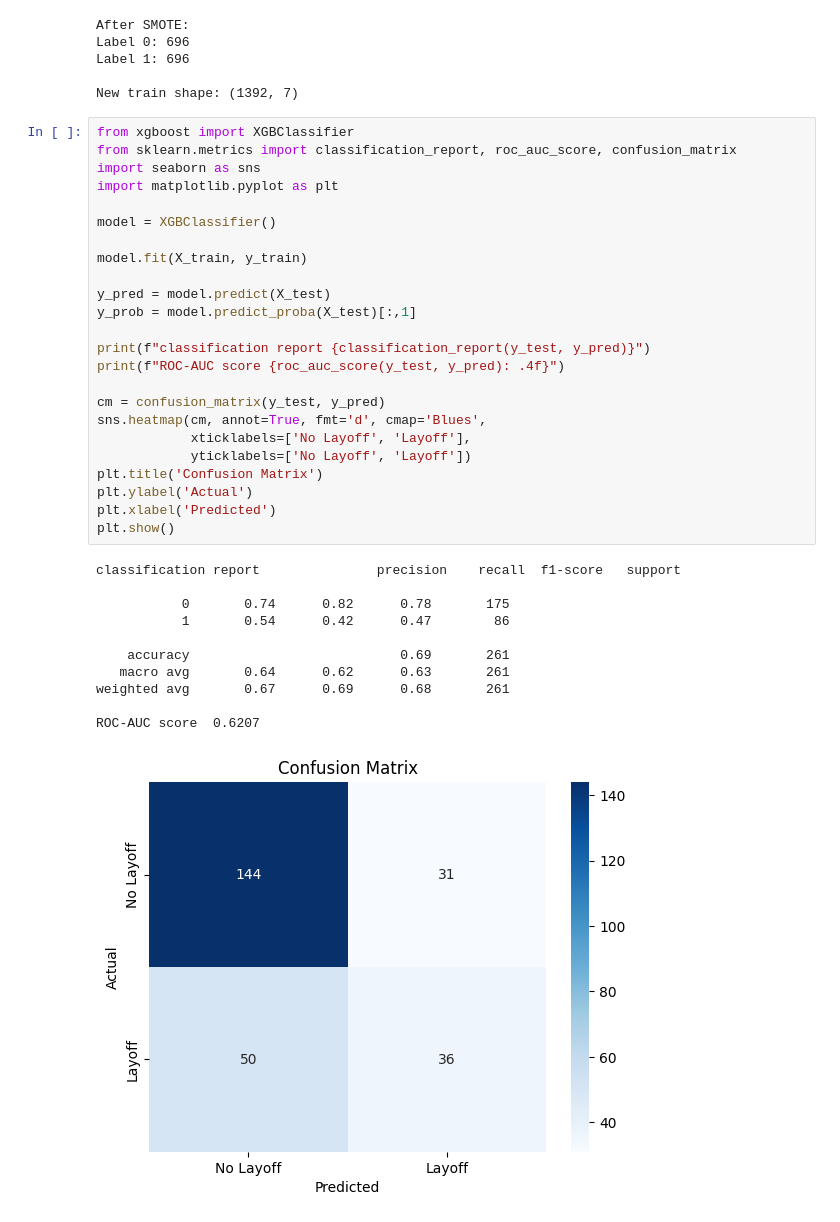
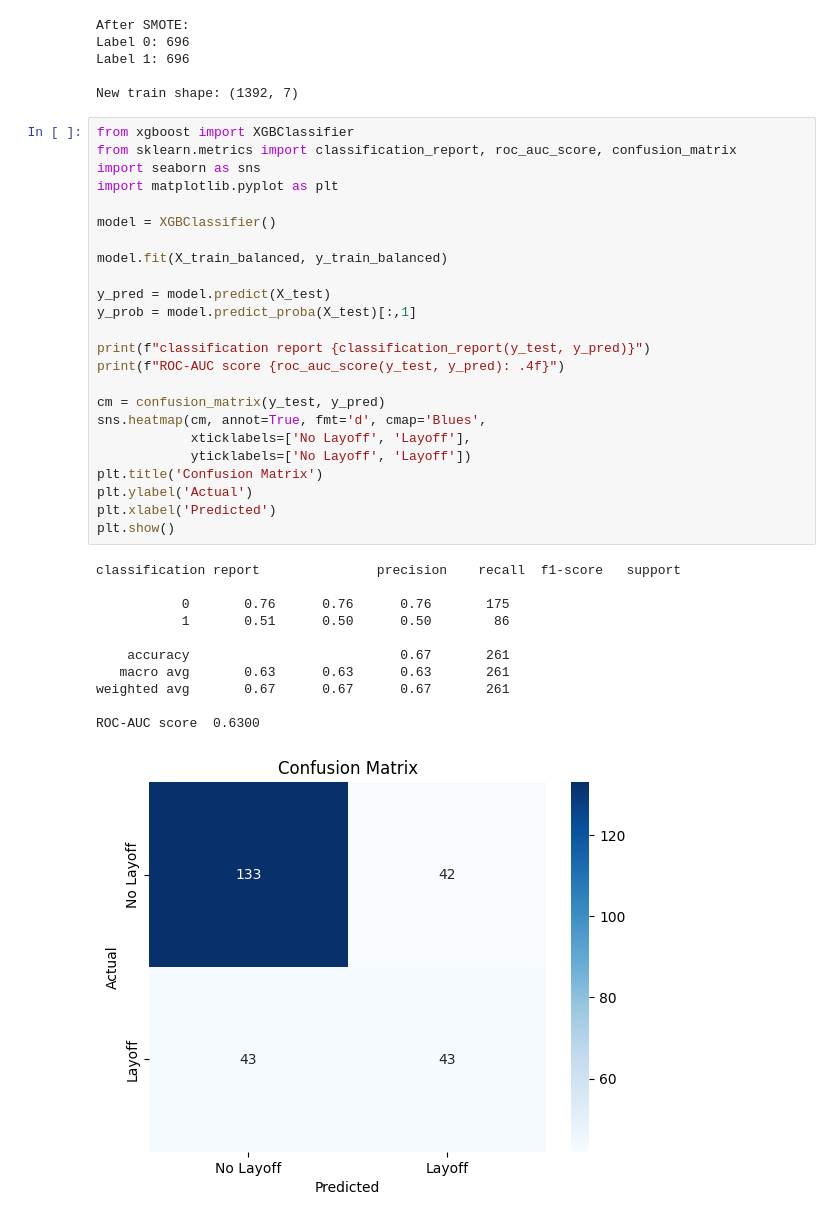
Before and after one commit to Yashwanth-Kumar-Kotla/early_layoff_warning, a Jupyter notebook: notebooks/03_experimenting.ipynb, the cells around one changed output. Cells and saved outputs as stored; diff of their text form.

```diff
--- a/notebooks/03_experimenting.ipynb
+++ b/notebooks/03_experimenting.ipynb
@@ -171,36 +171,36 @@ New train shape: (1392, 7)
 # %%
 from xgboost import XGBClassifier
 from sklearn.metrics import classification_report, roc_auc_score, confusion_matrix
 import seaborn as sns
 import matplotlib.pyplot as plt
 
 model = XGBClassifier()
 
-model.fit(X_train, y_train)
+model.fit(X_train_balanced, y_train_balanced)
 
 y_pred = model.predict(X_test)
 y_prob = model.predict_proba(X_test)[:,1]
 
 print(f"classification report {classification_report(y_test, y_pred)}")
 print(f"ROC-AUC score {roc_auc_score(y_test, y_pred): .4f}")
 
 cm = confusion_matrix(y_test, y_pred)
 sns.heatmap(cm, annot=True, fmt='d', cmap='Blues',
             xticklabels=['No Layoff', 'Layoff'],
             yticklabels=['No Layoff', 'Layoff'])
 plt.title('Confusion Matrix')
 plt.ylabel('Actual')
 plt.xlabel('Predicted')
 plt.show()
 # %% [output]
 classification report               precision    recall  f1-score   support
 
-           0       0.74      0.82      0.78       175
-           1       0.54      0.42      0.47        86
+           0       0.76      0.76      0.76       175
+           1       0.51      0.50      0.50        86
 
-    accuracy                           0.69       261
-   macro avg       0.64      0.62      0.63       261
-weighted avg       0.67      0.69      0.68       261
+    accuracy                           0.67       261
+   macro avg       0.63      0.63      0.63       261
+weighted avg       0.67      0.67      0.67       261
 
-ROC-AUC score  0.6207
+ROC-AUC score  0.6300
-[figure, old version]
+[figure, new version]
```
Also changed, not shown: parts of 13 cells of this notebook, 10 other files.
